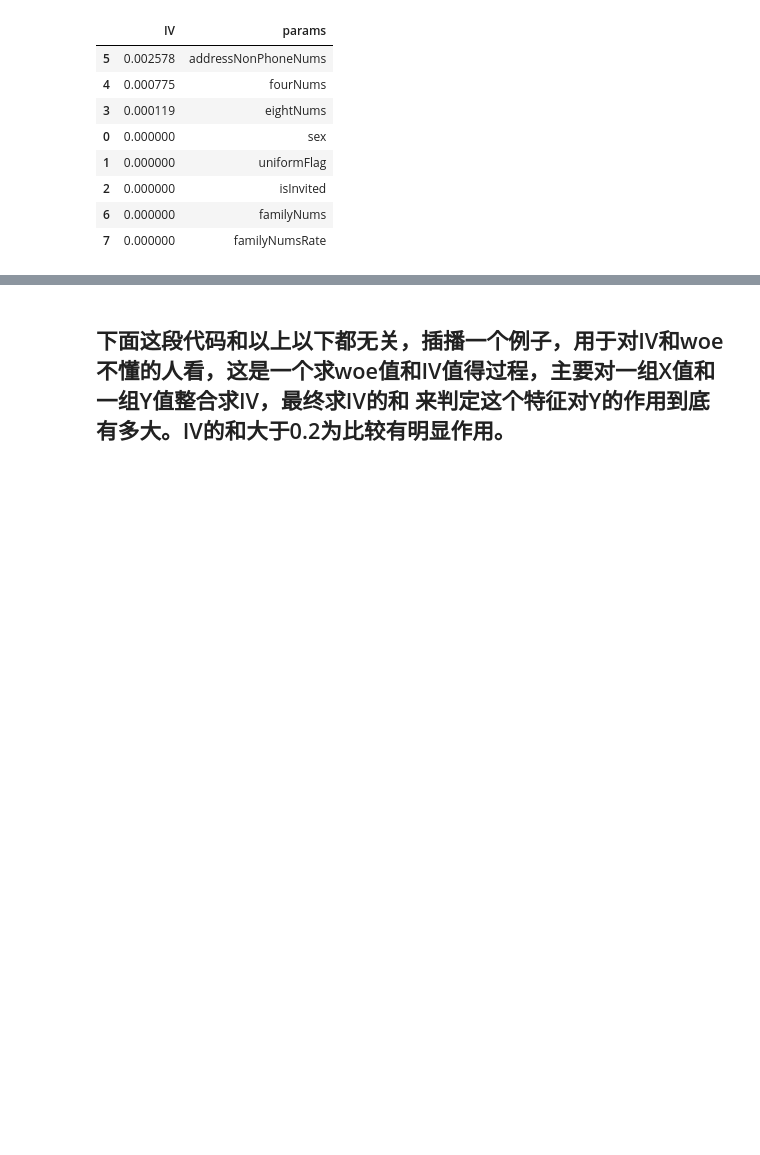
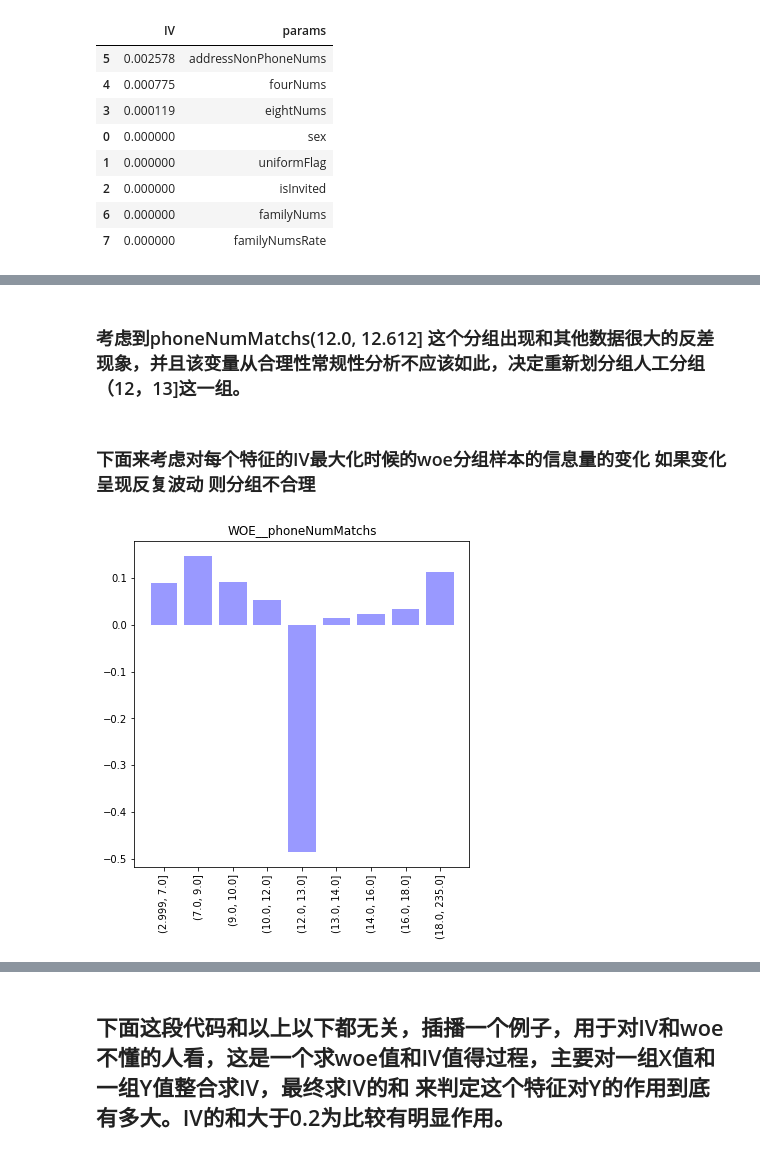
Before and after one commit to abeltowne/Machine-DeeP-Learning, a Jupyter notebook: 金融风控-逻辑回归-首借用户.ipynb, the cells around one changed output, grey strips where cells are left out. Drawn from its saved outputs; the diff is of its cells as text; code cells hidden in the pictures; blank space fills up the shorter version.

```diff
--- a/金融风控-逻辑回归-首借用户.ipynb
+++ b/金融风控-逻辑回归-首借用户.ipynb
@@ -202,3 +202,9 @@ class getIVandKS(object):
         result.columns = ["0","1","py1","py0","woe","IV"]
         self.result = result
         self.IV = sum(result["IV"])
+
+    def plot_woe(self):
+        tabel = self.result
+        n=len(tabel.index)
+        plt.bar(list(range(n)),np.array(tabel['woe']),width=0.8,facecolor="#9999ff",edgecolor="white")
+        plt.xticks(list(range(n)),tabel.index,rotation=90)
@@ -340,0 +322,8 @@ Name: sex, Length: 163384, dtype: float64
+# %%
+n=6
+woeGetData =final_data[["sex","avg_beijiao","avg(TELEPHONE_CHARGE_)","age","avg_zhujiao_money","phoneNumMatchs","addressPhoneNums","validAddress","NETWORK_DURATION_","zhima","addressPhoneRate","avg(SMS_COUNT_)","y"]]
+print(woeGetData)
+Xsplit=pd.qcut(woeGetData.iloc[:,5],10,duplicates ='drop')
+fun =getIVandKS()
+fun.fit(Xsplit,plot_data['y'])
+fun.result
@@ -340,0 +360,15 @@ Name: sex, Length: 163384, dtype: float64
+# %% [markdown]
+### 考虑到phoneNumMatchs(12.0, 12.612]	这个分组出现和其他数据很大的反差现象，并且该变量从合理性常规性分析不应该如此，决定重新划分组人工分组（12，13]这一组。
+# %% [markdown]
+### 下面来考虑对每个特征的IV最大化时候的woe分组样本的信息量的变化  如果变化呈现反复波动 则分组不合理
+# %%
+binsphoneNumMatchs = [2.999,7.0,9.0,10.0,12.0,13.0,14.0,16.0,18.0,235.0]
+phoneNumMatchsCut=pd.cut(woeGetData.iloc[:,5],binsphoneNumMatchs)
+fun =getIVandKS()
+fun.fit(phoneNumMatchsCut,plot_data['y'])
+fun.result.sum()
+fun.plot_woe()
+plt.title("WOE__phoneNumMatchs")
+plt.show()
+# %% [output]
+[figure, added]
```
Also changed, not shown: parts of 21 cells of this notebook.
